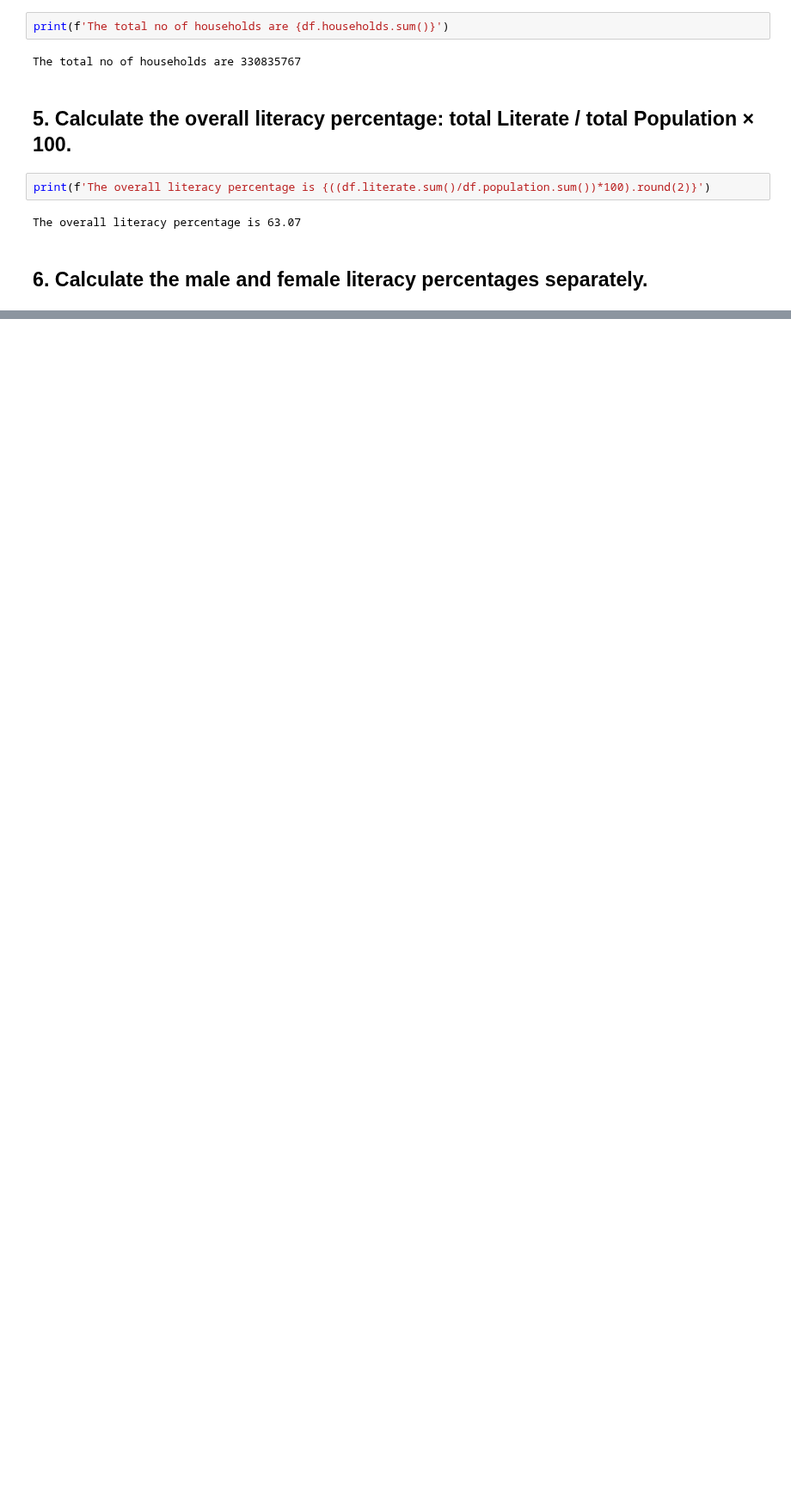
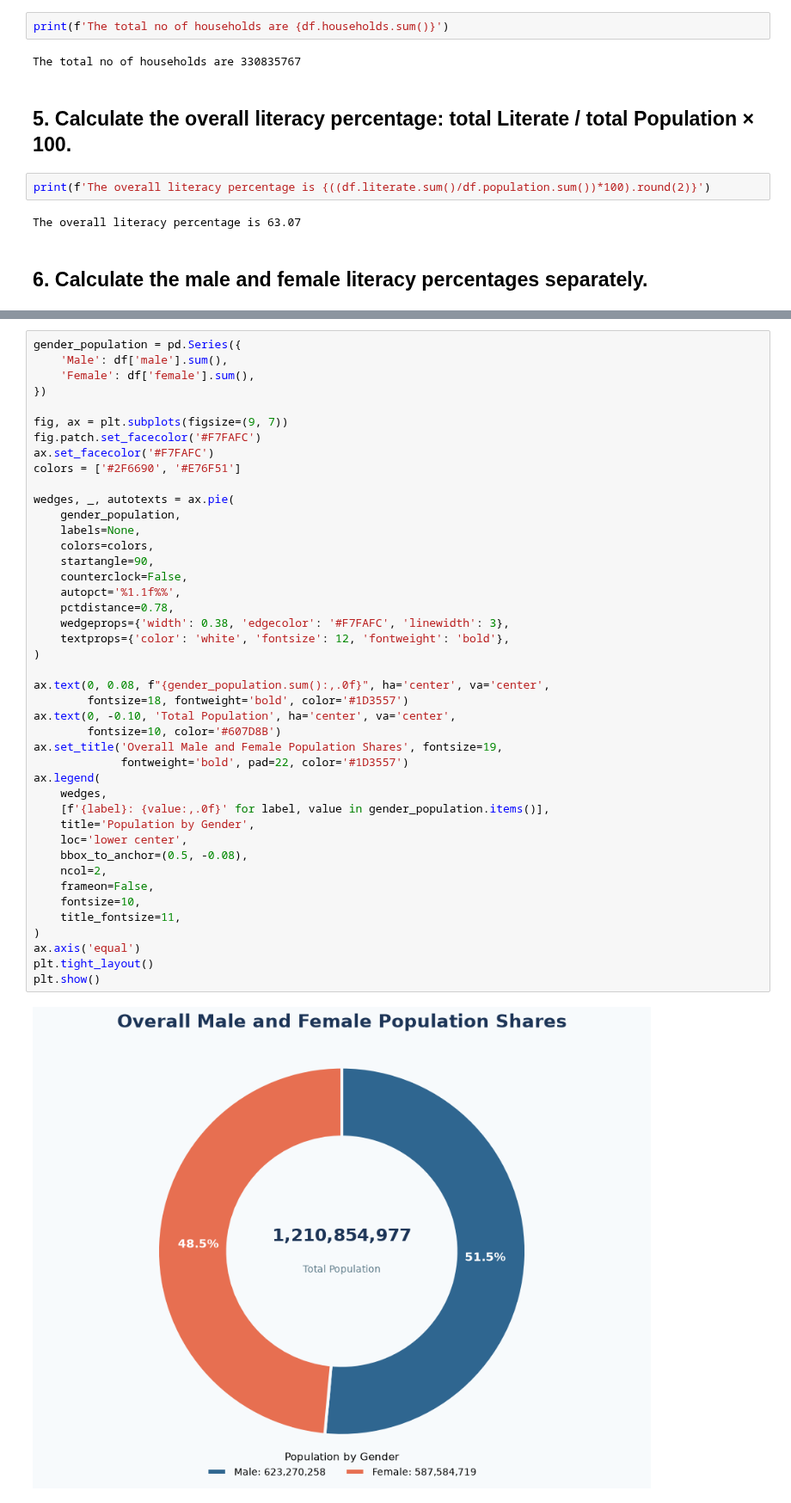
Before and after one commit to tonmoydey1/Data-Analytics-Projects, a Jupyter notebook: End To End Data Analytics Project/India District Census 2011 Analysis/dataclean.ipynb, the cells around one changed output, grey strips where cells are left out. Shown at 86% size. Cells and saved outputs as stored; diff of their text form; blank space fills up the shorter version.

```diff
--- a/End To End Data Analytics Project/India District Census 2011 Analysis/dataclean.ipynb
+++ b/End To End Data Analytics Project/India District Census 2011 Analysis/dataclean.ipynb
@@ -445,0 +541,45 @@ print()
+# %%
+gender_population = pd.Series({
+    'Male': df['male'].sum(),
+    'Female': df['female'].sum(),
+})
+
+fig, ax = plt.subplots(figsize=(9, 7))
+fig.patch.set_facecolor('#F7FAFC')
+ax.set_facecolor('#F7FAFC')
+colors = ['#2F6690', '#E76F51']
+
+wedges, _, autotexts = ax.pie(
+    gender_population,
+    labels=None,
+    colors=colors,
+    startangle=90,
+    counterclock=False,
+    autopct='%1.1f%%',
+    pctdistance=0.78,
+    wedgeprops={'width': 0.38, 'edgecolor': '#F7FAFC', 'linewidth': 3},
+    textprops={'color': 'white', 'fontsize': 12, 'fontweight': 'bold'},
+)
+
+ax.text(0, 0.08, f"{gender_population.sum():,.0f}", ha='center', va='center',
+        fontsize=18, fontweight='bold', color='#1D3557')
+ax.text(0, -0.10, 'Total Population', ha='center', va='center',
+        fontsize=10, color='#607D8B')
+ax.set_title('Overall Male and Female Population Shares', fontsize=19,
+             fontweight='bold', pad=22, color='#1D3557')
+ax.legend(
+    wedges,
+    [f'{label}: {value:,.0f}' for label, value in gender_population.items()],
+    title='Population by Gender',
+    loc='lower center',
+    bbox_to_anchor=(0.5, -0.08),
+    ncol=2,
+    frameon=False,
+    fontsize=10,
+    title_fontsize=11,
+)
+ax.axis('equal')
+plt.tight_layout()
+plt.show()
+# %% [output]
+[figure, added]
```
Also changed, not shown: parts of 32 cells of this notebook, 1 other file.
